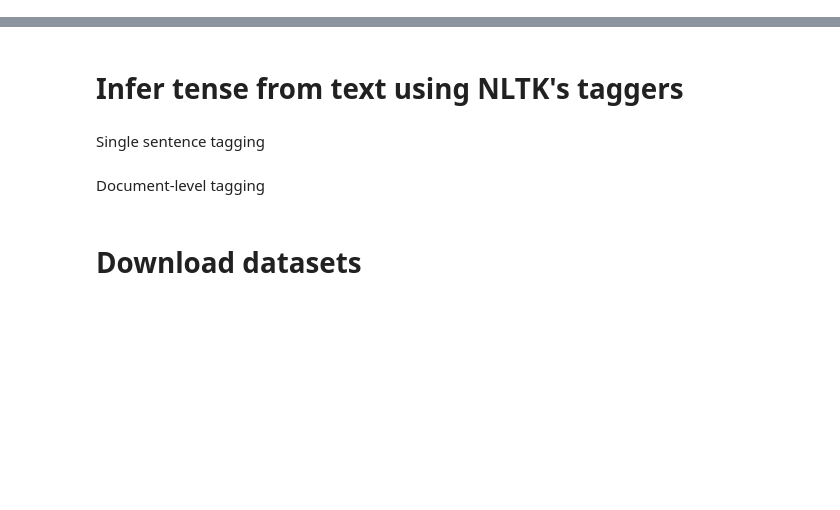
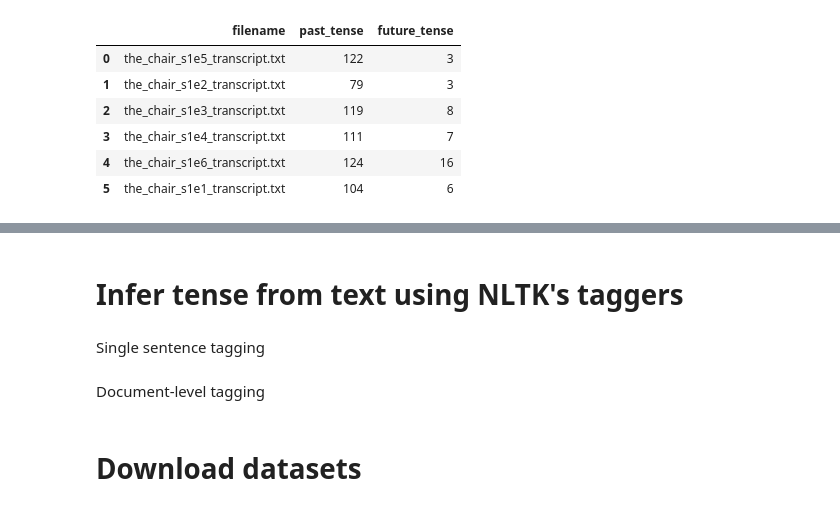
Before and after one commit to ContextLab/prediction-retrodiction-paper, a Jupyter notebook: code/meta-analysis.ipynb, the cells around one changed output, grey strips where cells are left out. Cells and saved outputs as stored; diff of their text form; code cells hidden in the pictures; blank space fills up the shorter version.

```diff
--- a/code/meta-analysis.ipynb
+++ b/code/meta-analysis.ipynb
@@ -47,0 +379,10 @@ from helpers smuggle format_filename, get_soup, get_pdf_text, get_doc_text, get_
+# %%
+chair_df_spacy # third try
+# %% [output]
+|  | filename | past_tense | future_tense |
+| 0 | the_chair_s1e5_transcript.txt | 122 | 3 |
+| 1 | the_chair_s1e2_transcript.txt | 79 | 3 |
+| 2 | the_chair_s1e3_transcript.txt | 119 | 8 |
+| 3 | the_chair_s1e4_transcript.txt | 111 | 7 |
+| 4 | the_chair_s1e6_transcript.txt | 124 | 16 |
+| 5 | the_chair_s1e1_transcript.txt | 104 | 6 |
```
Also changed, not shown: parts of 26 cells of this notebook.
